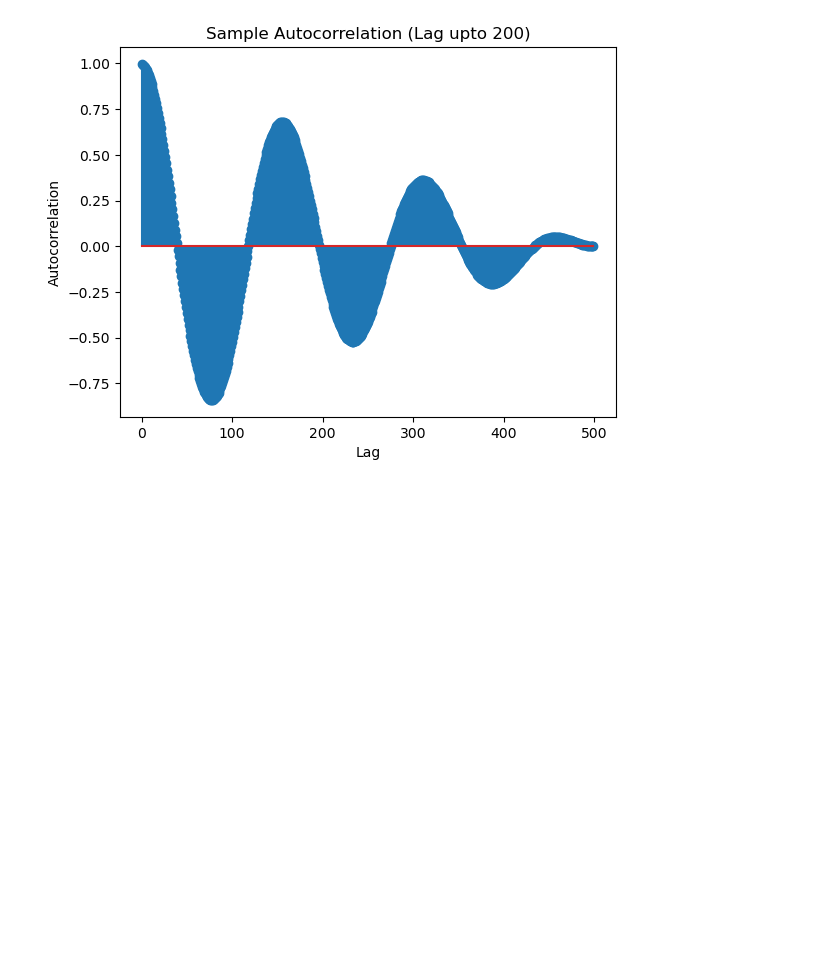
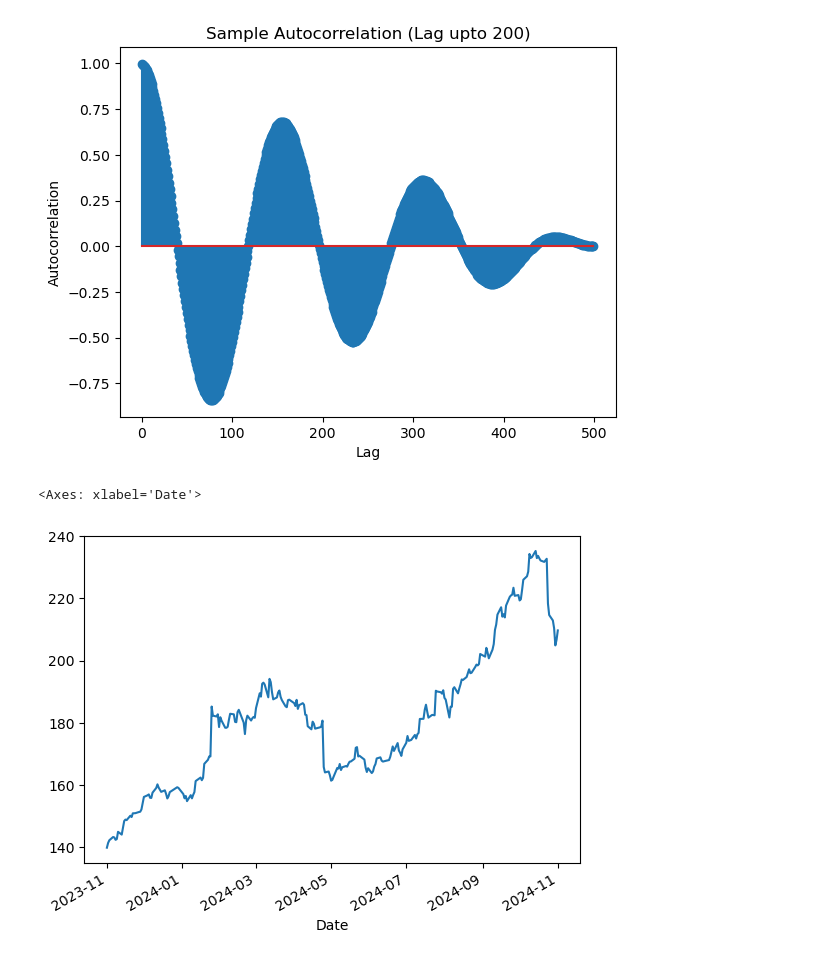
Before and after one commit to Yejin-Hwang/Analysis-of-Financial-Time-Series, a Jupyter notebook: financial data_1024.ipynb, the cells around one changed output. Drawn from its saved outputs; the diff is of its cells as text; code cells hidden in the pictures; blank space fills up the shorter version.

```diff
--- a/financial data_1024.ipynb
+++ b/financial data_1024.ipynb
@@ -120,14 +120,19 @@ plt.show()
 #ibm stock is highly fluctuation
 
 
-GetIBMInformation = yahooFinance.Ticker("IBM")
+GetIBMInformation = yf.Ticker("IBM")
 # %%
 #compare autorrelation between sign function and ibm stock
 #ibm stock is highly fluctuation
 
 IBMStock = GetIBMInformation.history(period="1y")
 IBMStockClose = IBMStock['Close']
 IBMStockClose = IBMStockClose.values
+
+IBMStock['Close'].plot()
+# %% [output]
+<Axes: xlabel='Date'>
+[figure, added]
 # %%
 # load ibm stock data
 GetIBMInformation = yf.Ticker("IBM")
```
Also changed, not shown: parts of 2 cells of this notebook, 1 other file.
